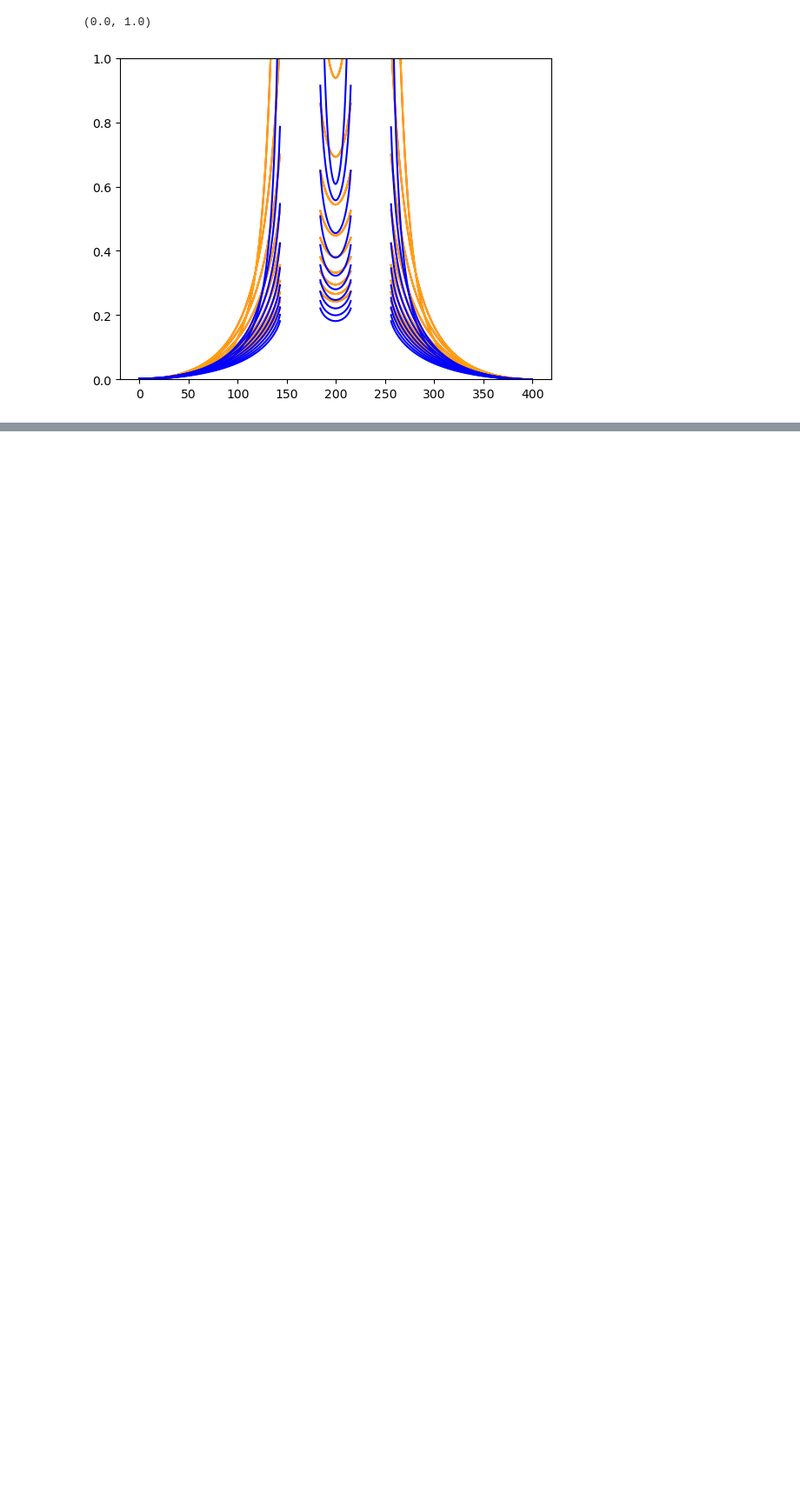
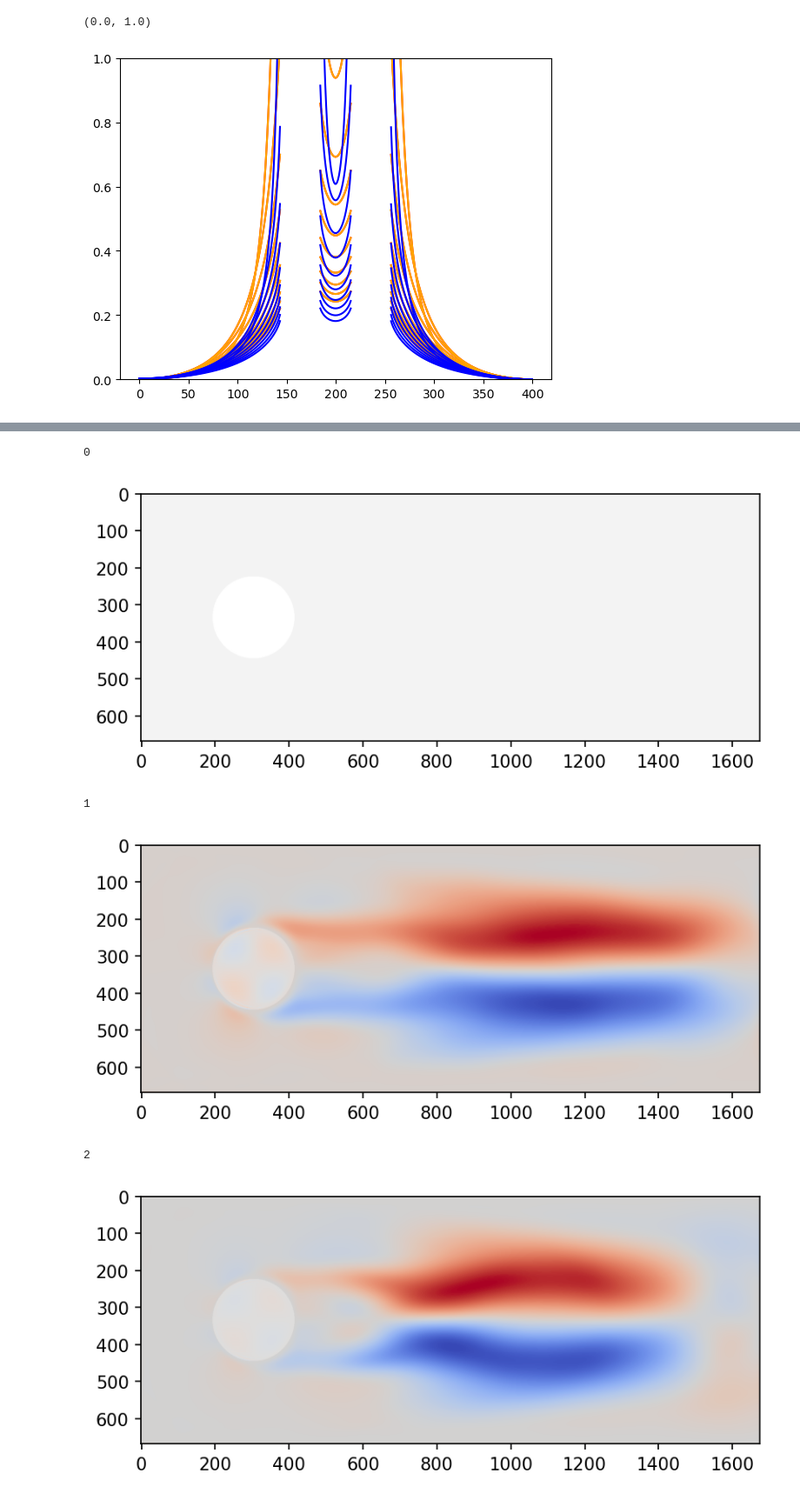
Before and after one commit to yuchenyan0107/LBM_Diffusion, a Jupyter notebook: cupy_compatible/profile_analysis.ipynb, the cells around one changed output, grey strips where cells are left out. Shown at 87% size. Cells and saved outputs as stored; diff of their text form; code cells hidden in the pictures; blank space fills up the shorter version.

```diff
--- a/cupy_compatible/profile_analysis.ipynb
+++ b/cupy_compatible/profile_analysis.ipynb
@@ -236,0 +247,23 @@ plt.yscale('log')
+# %%
+def plot_nbs():
+    nbs = np.arange(20)
+    for i in range(len(nbs)):
+        print(nbs[i])
+        velocity_field = np.load(f"flow_field_nB{i}.npy")
+        specie_id = 0
+        vx = velocity_field[:, 0, specie_id, :, :]
+        vy = velocity_field[:, 1, specie_id, :, :]
+        vx_avg = np.mean(vx, axis = 0)
+        vy_avg = np.mean(vy, axis = 0)
+        reynolds_stress_xx, reynolds_stress_yy, reynolds_stress_xy = reynolds_stress(vx, vy, vx_avg, vy_avg)
+
+        plot_heatmap(reynolds_stress_xy)
+# %%
+plot_nbs()
+# %% [output]
+0
+[figure, added]
+1
+[figure, added]
+2
+[figure, added]
```
Also changed, not shown: parts of 12 cells of this notebook, 5 other files.
